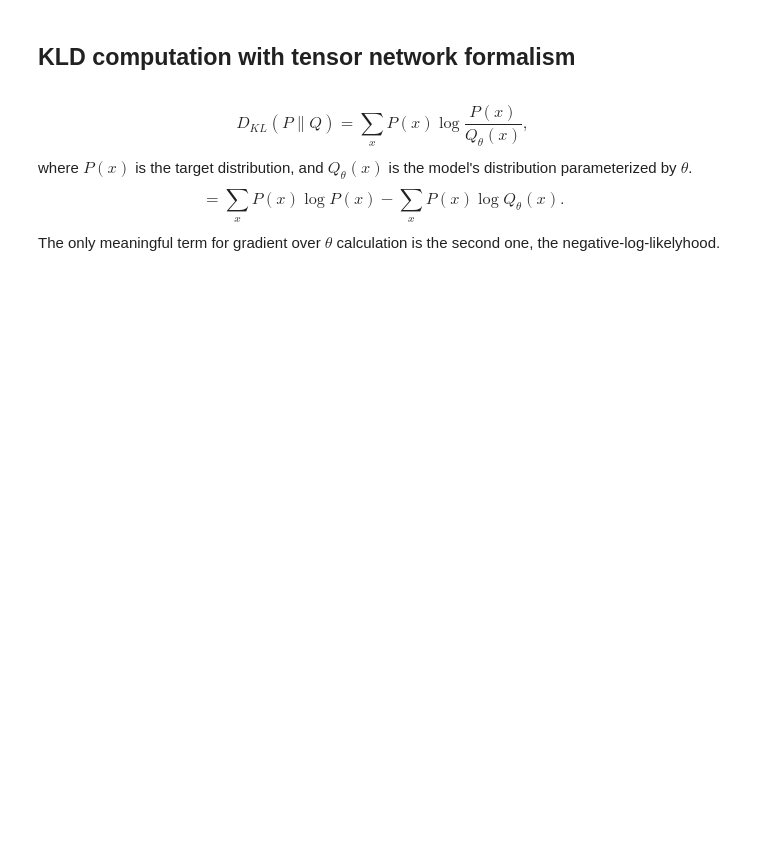
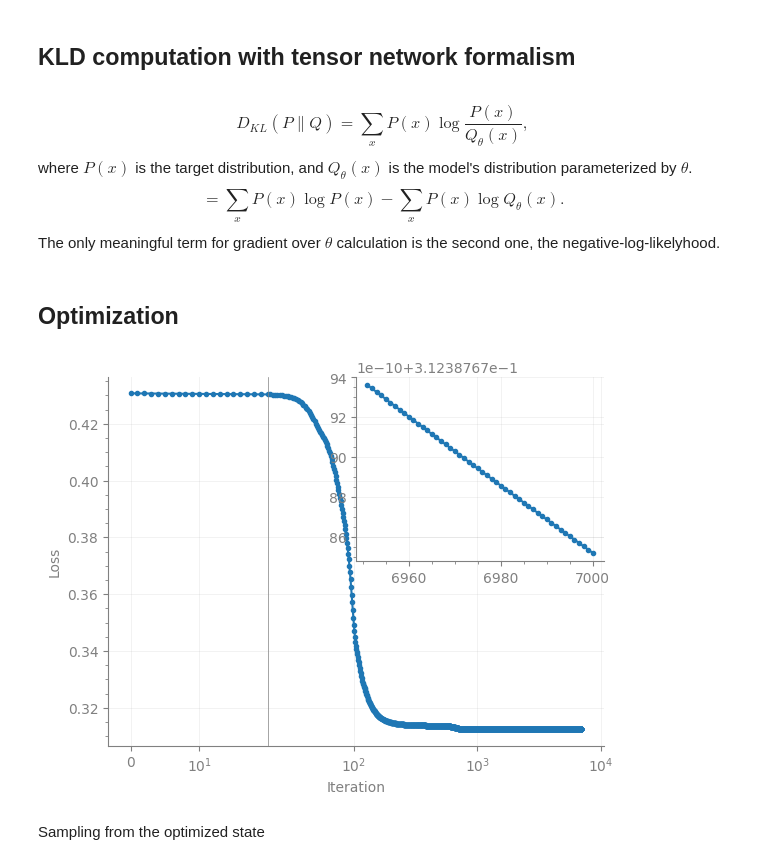
Before and after one commit to mattia-robbiano/tnbm, a Jupyter notebook: fix.ipynb, the cells around one changed output. Drawn from its saved outputs; the diff is of its cells as text; code cells hidden in the pictures; blank space fills up the shorter version.

```diff
--- a/fix.ipynb
+++ b/fix.ipynb
@@ -195,19 +216,19 @@ def mmd_loss(psi, povm_tn, kernel_mpo, htn_data):
     reindex_map = {f'o{i}': f'op{i}' for i in range(num_sites)}
     model_tn = qtn.TensorNetwork([probs_tn,
                                     kernel_mpo,
-                                    probs_tn.reindex(reindex_map)])
+                                    probs_tn.reindex_(reindex_map)])
 
     reindex_map_op = {f'k{i}': f'op{i}' for i in range(num_sites)}
     overlap_data_tn = qtn.TensorNetwork([probs_tn,
                                     kernel_mpo,
-                                    htn_data.reindex(reindex_map) ])
+                                    htn_data.reindex_(reindex_map) ])
 
     reindex_map_o = {f'k{i}': f'o{i}' for i in range(num_sites)}
-    data_tn = qtn.TensorNetwork([htn_data.reindex(reindex_map_o),
+    data_tn = qtn.TensorNetwork([htn_data.reindex_(reindex_map_o),
                                     kernel_mpo,
-                                    htn_data.reindex(reindex_map_op)])
+                                    htn_data.reindex_(reindex_map_op)])
 
-    return model_tn.contract(output_inds=[], optimize='auto-hq') - 2*overlap_data_tn.contract(output_inds=[], optimize='auto-hq') + data_tn.contract(output_inds=[], optimize='auto-hq')
+    return model_tn.contract(output_inds=[], optimize='auto-hq').real - 2*overlap_data_tn.contract(output_inds=[], optimize='auto-hq').real + data_tn.contract(output_inds=[], optimize='auto-hq').real
 # %%
 # normalize povm_tn
 #povm_tn = povm_tn / povm_tn.norm()
@@ -216,7 +237,7 @@ def mmd_loss(psi, povm_tn, kernel_mpo, htn_data):
 kernel_mpo = kernel_mpo / kernel_mpo.norm()
 
 # normalize htn_data
-#htn_data = htn_data / htn_data.norm()
+htn_data = htn_data / htn_data.norm()
 # %%
 print(psi.norm())
 print(povm_tn.norm())
@@ -252,2 +272,30 @@ def nnl_loss(psi, htn_data):
 
     return -1. * jnp.mean(jnp.log(jnp.abs(loss) ** 2))
+# %% [markdown]
+## Optimization
+# %%
+tnopt = qtn.TNOptimizer(
+                    tn = psi,
+                    loss_fn=mmd_loss,
+                    loss_constants={"povm_tn":povm_tn, "kernel_mpo":kernel_mpo, "htn_data":htn_data},
+                    # loss_fn=nnl_loss,
+                    # loss_constants={"htn_data":htn_data},
+                    loss_kwargs={},
+                    norm_fn=lambda x: x / x.norm(),
+                    autodiff_backend='jax',
+                    jit_fn=True,
+                    optimizer='adam',
+                    #callback=callback_fn,
+                    )
+
+psi_opt = tnopt.optimize(7000)
+# %%
+fig, ax = tnopt.plot()
+fig.patch.set_facecolor('white')
+ax.set_facecolor('white')
+fig.savefig('plot.pdf', facecolor='white')
+#with open('tensor_network.pkl', 'wb') as f: pickle.dump(psi_opt, f)
+# %% [output]
+[figure, added]
+# %% [markdown]
+Sampling from the optimized state
```
Also changed, not shown: parts of 14 cells of this notebook.
